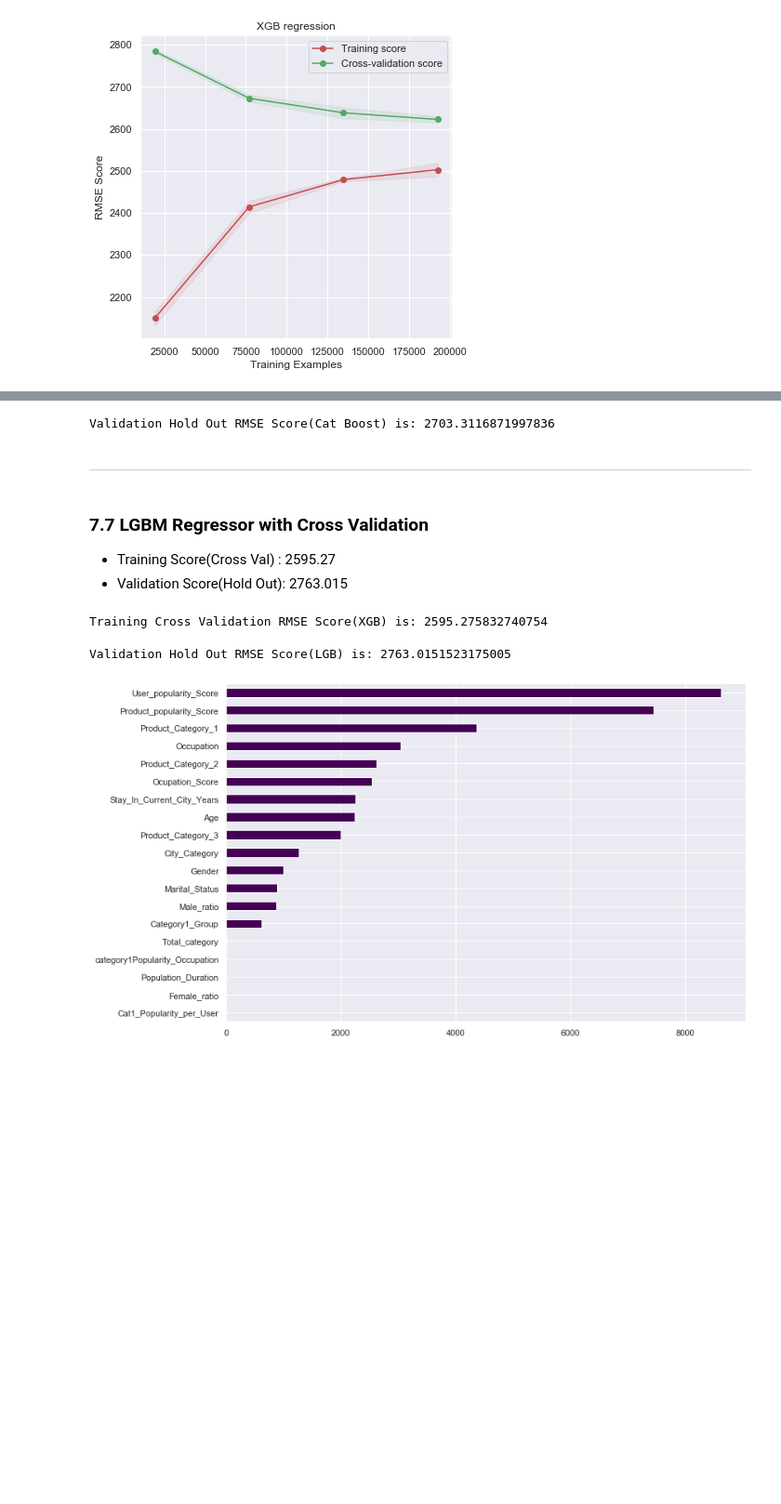
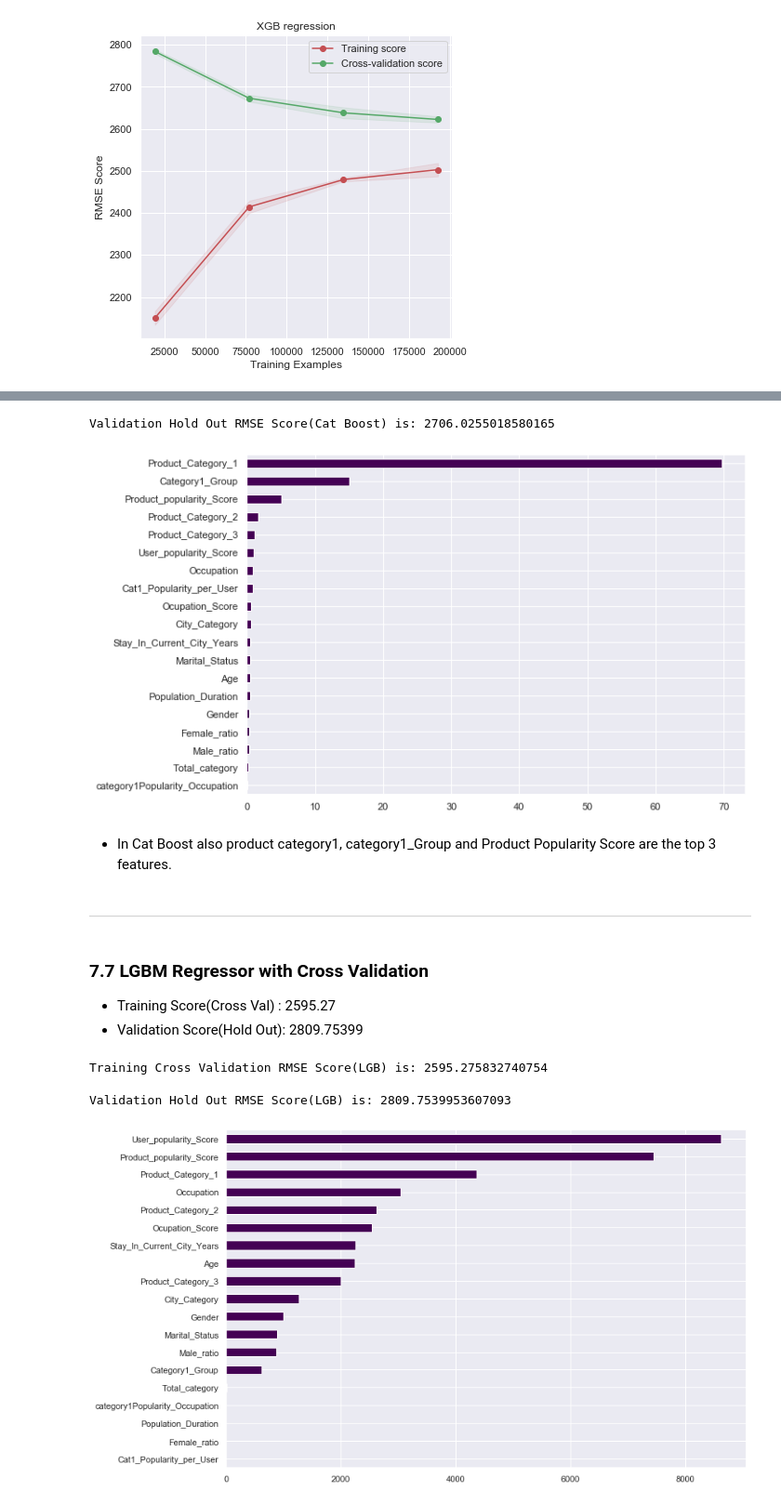
Before and after one commit to Sghosh1999/Sales_Prediction, a Jupyter notebook: Sayantan_Ghosh_11417_Black_Friday_sales.ipynb, the cells around one changed output, grey strips where cells are left out. Shown at 93% size. Cells and saved outputs as stored; diff of their text form; code cells hidden in the pictures; blank space fills up the shorter version.

```diff
--- a/Sayantan_Ghosh_11417_Black_Friday_sales.ipynb
+++ b/Sayantan_Ghosh_11417_Black_Friday_sales.ipynb
@@ -1767,4 +1735,5 @@ Average Validation RMSE Score(XGB) - Feature SetC is: 2758.6693557222
 # %%
-plot_LearningCurve(xgb_reg,'XGB regression',X_train_sc,y_train_,cv=2,n_jobs=-1)
+#Cross Validation Accuracy Plot
+plot_LearningCurve(xgb_reg,'XGB regression',X_train_,y_train_,cv=2,n_jobs=-1)
 # %% [output]
 [figure]
@@ -1779,16 +1750,15 @@ plot_LearningCurve(xgb_reg,'XGB regression',X_train_sc,y_train_,cv=2,n_jobs=-1)
 # %%
+#Hyper Parameters are tuned using grid Search in Kaggle.
 from catboost import Pool, CatBoostRegressor, cv
-X_train_cat = Scaling_dataset(X_train_)
-X_validation_cat = Scaling_dataset(X_validation_)
 
 model_cat = CatBoostRegressor(iterations=500,
-                              depth=10,
+                              depth=11,
                               learning_rate=0.04,
                               loss_function='RMSE',
                               random_state=0,
                               verbose=100)
 
 
-rmse_cat = RMSE(model_cat,X_train_cat,y_train_)
+rmse_cat = RMSE(model_cat,X_train_,y_train_)
 print(f"Training Cross validation RMSE Score(Cat Boost) is: {rmse_cat}")
 # %% [output]
@@ -1827,37 +1802,45 @@ bestIteration = 499
 # %%
 #Validation Hold out Score
-predictions_cat = model_cat.predict(X_validation_cat)
+predictions_cat = model_cat.predict(X_validation_)
 RMSE_cat_Boost = np.sqrt(mean_squared_error(predictions_cat, y_validation_))
 print(f"Validation Hold Out RMSE Score(Cat Boost) is: {RMSE_cat_Boost}")
 # %% [output]
-Validation Hold Out RMSE Score(Cat Boost) is: 2703.3116871997836
+Validation Hold Out RMSE Score(Cat Boost) is: 2706.0255018580165
+# %%
+fig = plt.figure(figsize=(10,7))
+model_cat.feature_importances_
+feat_importances_ETR = pd.Series(model_cat.feature_importances_, index=X_train_.columns)
+feat_importances_ETR.sort_values(ascending=True).plot(kind='barh',cmap='viridis')
+plt.show()
+# %% [output]
+[figure, added]
+# %% [markdown]
+* In Cat Boost also product category1, category1_Group and Product Popularity Score are the top 3 features.
 # %% [markdown]
 --------------
 # %% [markdown]
 ### 7.7 LGBM Regressor with Cross Validation
 
 - Training Score(Cross Val) : 2595.27
-- Validation Score(Hold Out): 2763.015
+- Validation Score(Hold Out): 2809.75399
 # %%
 import lightgbm as lgb
 
-X_train_LGB = Scaling_dataset(X_train_)
-X_validation_LGB = Scaling_dataset(X_validation_)
 
 LightGB = lgb.LGBMRegressor(objective='regression',num_leaves=40,learning_rate=0.1, n_estimators=1020)
 
-rmse_lgb = RMSE(LightGB,X_train_LGB,y_train_)
+rmse_lgb = RMSE(LightGB,X_train_,y_train_)
 
-print(f"Training Cross Validation RMSE Score(XGB) is: {rmse_lgb}")
+print(f"Training Cross Validation RMSE Score(LGB) is: {rmse_lgb}")
 # %% [output]
-Training Cross Validation RMSE Score(XGB) is: 2595.275832740754
+Training Cross Validation RMSE Score(LGB) is: 2595.275832740754
 # %%
-LightGB.fit(X_train_LGB,y_train_)
-predictions_lgb = LightGB.predict(X_validation_LGB)
-rmse_lgbm_val = np.sqrt(mean_squared_error(predictions_lgb, y_validation_))
+LightGB.fit(X_train_,y_train_)
+prediction_lgbm = LightGB.predict(X_validation_)
+rmse_lgbm_val = np.sqrt(mean_squared_error(prediction_lgbm, y_validation_))
 print(f"Validation Hold Out RMSE Score(LGB) is: {rmse_lgbm_val}")
 # %% [output]
-Validation Hold Out RMSE Score(LGB) is: 2763.0151523175005
+Validation Hold Out RMSE Score(LGB) is: 2809.7539953607093
 # %%
 #Feature Importances of the Light Gradient Boosting Regressor.
 fig = plt.figure(figsize=(12,8))
```
Also changed, not shown: parts of 71 cells of this notebook.
